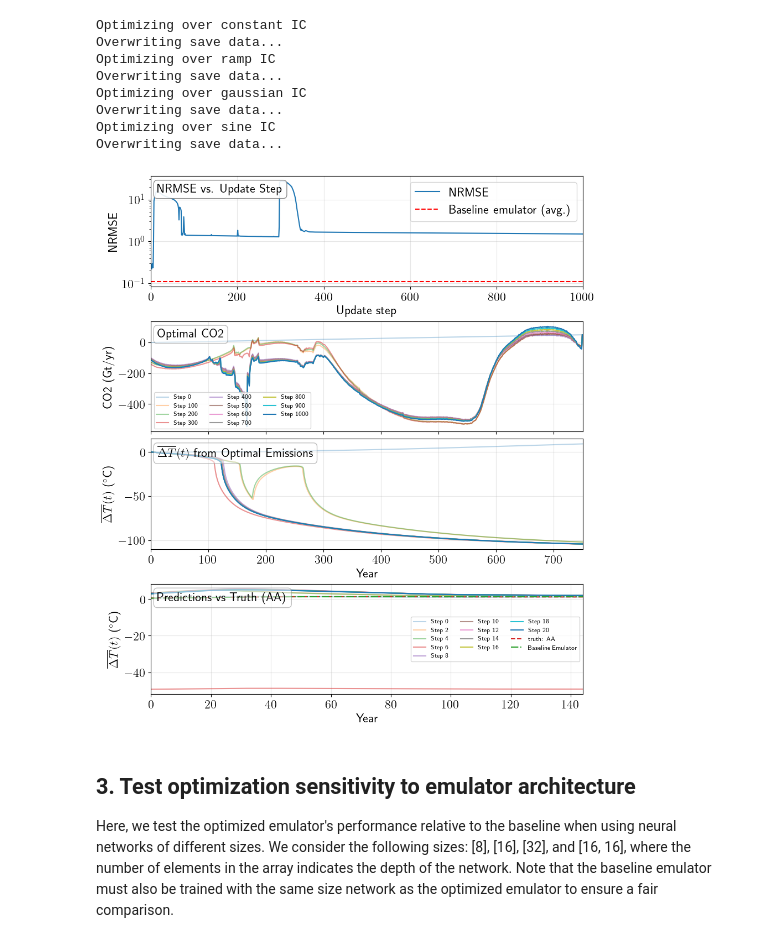
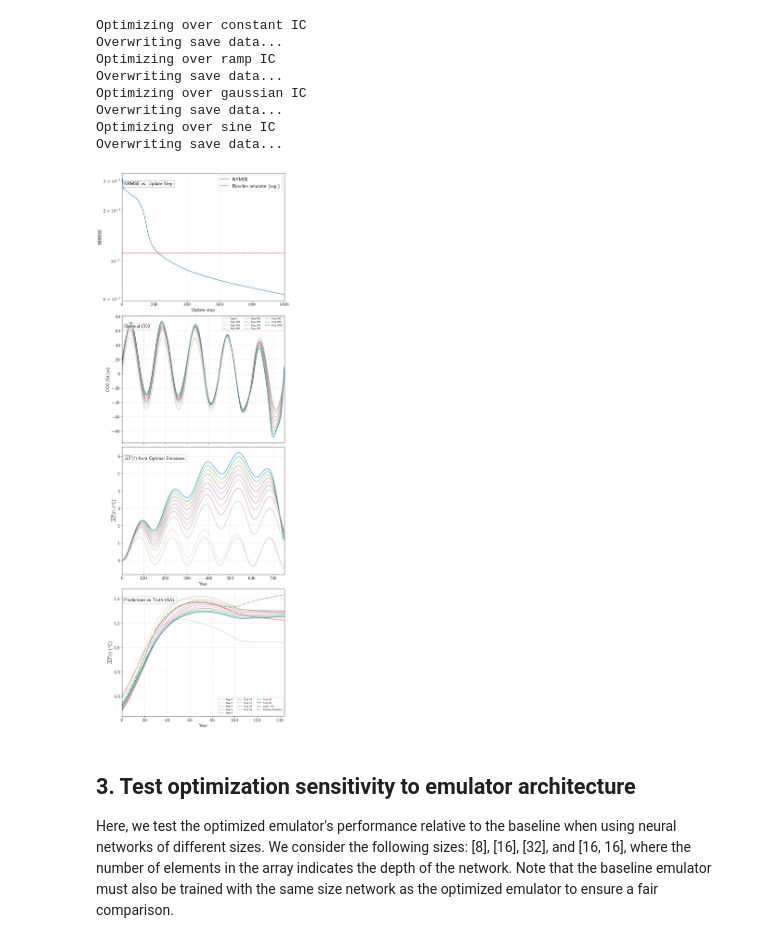
Before and after one commit to cbwomack/Emulator_Training_Data, a Jupyter notebook: SI_1_sensitivity.ipynb, the cells around one changed output. Saved outputs shown, nothing was run; the diff lists cells and outputs as text; code cells hidden in the pictures.

```diff
--- a/SI_1_sensitivity.ipynb
+++ b/SI_1_sensitivity.ipynb
@@ -115,19 +118,19 @@ Overwriting save data...
 # %%
 # Optional: plot results of optimization
 ## Plotting parameters
-init_cond_plot  = 'ramp'    # IC to plot
+init_cond_plot  = 'sine'    # IC to plot
 baseline_test   = 'All'     # Evaluation set to plot
 predict_plot    = 'AA'      # Individual scenario to plot predictions
 
 utils_inverse.plot_inverse_results(
     results_dict_IC[init_cond_plot],
     baseline_results[baseline_test]['mean'],
     active_agents=('CO2',),
     pred_scenario=predict_plot,
     baseline_preds=baseline_pred_delT[baseline_test][predict_plot]
 )
 # %% [output]
-[figure, old version]
+[figure, new version]
 # %% [markdown]
 ## 3. Test optimization sensitivity to emulator architecture
 Here, we test the optimized emulator's performance relative to the baseline when using neural networks of different sizes. We consider the following sizes: [8], [16], [32], and [16, 16], where the number of elements in the array indicates the depth of the network. Note that the baseline emulator must also be trained with the same size network as the optimized emulator to ensure a fair comparison.
```
Also changed, not shown: parts of 9 cells of this notebook, 3 other files.
